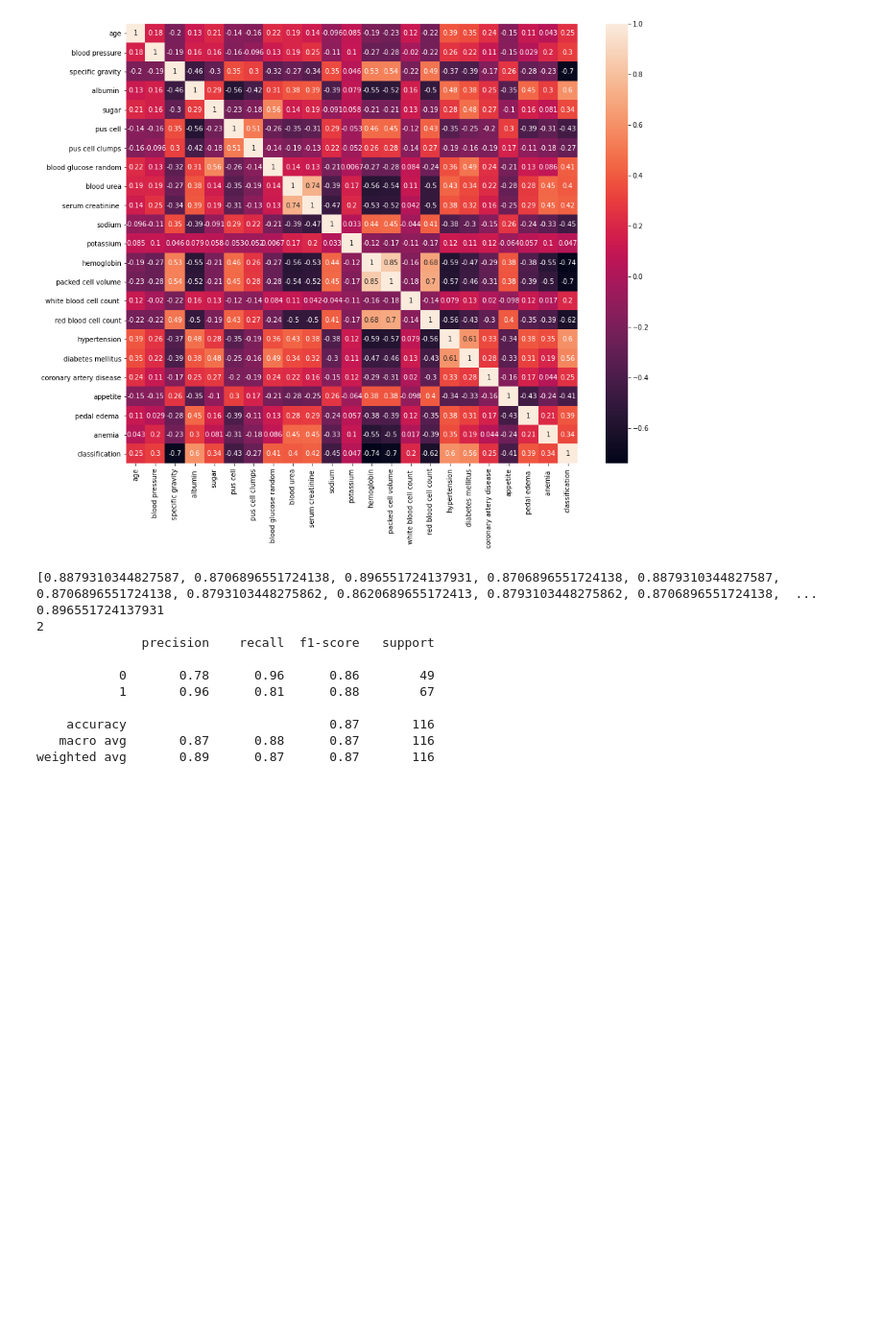
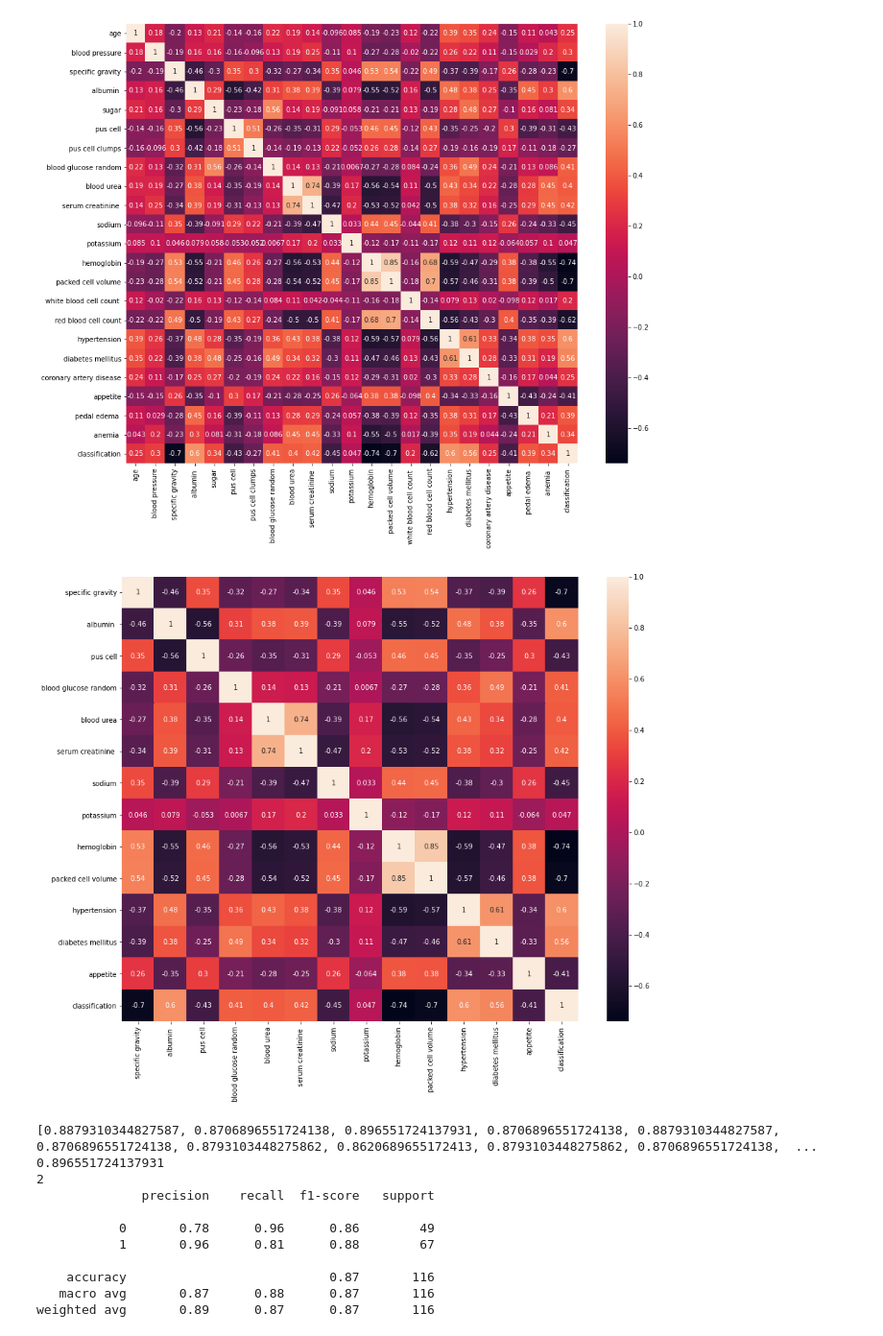
Before and after one commit to MHR1985/DSC_ExamProject, a Jupyter notebook: Python/kidneyNotebook.ipynb, the cells around one changed output. Shown at 96% size. Drawn from its saved outputs; the diff is of its cells as text; code cells hidden in the pictures; blank space fills up the shorter version.

Commit message:
Added a reduced heatmap with only chosen features to Notebook

```diff
--- a/Python/kidneyNotebook.ipynb
+++ b/Python/kidneyNotebook.ipynb
@@ -438,6 +441,16 @@ seed = 7
 
 # Split
 X_train, X_test, y_train, y_test = model_selection.train_test_split(X, y, test_size=set_prop, random_state=seed)
+# %%
+data_drop = data.drop(['age', 'blood pressure', 'sugar', 'pus cell clumps', 'white blood cell count ', 'red blood cell count', 'coronary artery disease', 'pedal edema ', 'anemia '], axis=1)
+
+corrmat_drop = data_drop.corr()
+
+plt.figure(figsize=(15, 12))
+sns.heatmap(corrmat_drop, annot=True)
+plt.show()
+# %% [output]
+[figure, added]
 # %%
 knn_model = k_nearest_neighbor(X_train, y_train, X_test, y_test)
 print(classification_report(y_test, knn_model.predict(X_test)))
```
Also changed, not shown: parts of 9 cells of this notebook.
